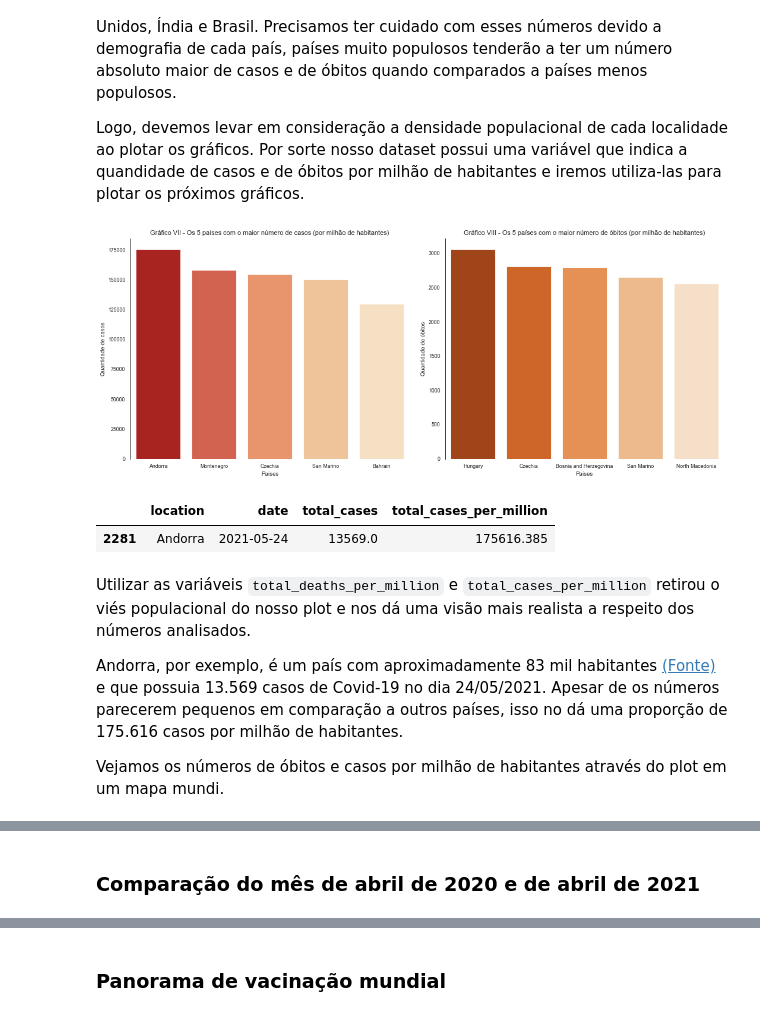
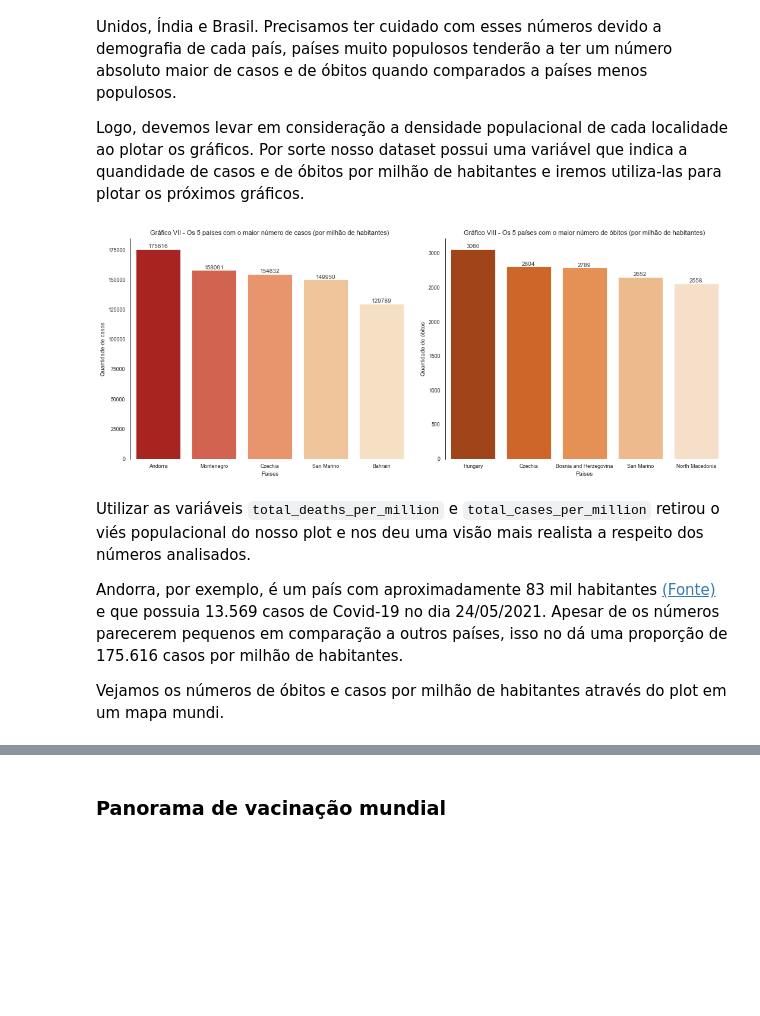
Before and after one commit to LuisCSGuimaraes/AnalisePandemiaCovid19, a Jupyter notebook: Notebook/Os números da pandemia - Panorama da COVID-19 no Brasil e no mundo.ipynb, the cells around one changed output, grey strips where cells are left out. Saved outputs shown, nothing was run; the diff lists cells and outputs as text; code cells hidden in the pictures; blank space fills up the shorter version.

```diff
--- a/Notebook/Os números da pandemia - Panorama da COVID-19 no Brasil e no mundo.ipynb
+++ b/Notebook/Os números da pandemia - Panorama da COVID-19 no Brasil e no mundo.ipynb
@@ -384,18 +384,34 @@ with plt.rc_context(rc_params_bar):
   fig, ax = plt.subplots(figsize=(15,6), ncols=2)
 
   #Plotando o Gráfico V
-  sns.barplot(x='location', y="total_cases", ax = ax[0], data=top5_total_cases, palette='RdPu_r')
+  tc = sns.barplot(x='location', y="total_cases", ax = ax[0], data=top5_total_cases, palette='RdPu_r')
   ax[0].ticklabel_format(style='plain', axis='y')
   ax[0].set(ylim=(0,35000000))
   ax[0].set_ylabel("Quantidade de casos")
   ax[0].set_xlabel("Países")
   ax[0].set_title("Gráfico V - Os 5 países com o maior número de casos (em números absolutos)")
+  for p in tc.patches:
+    tc.annotate(format(p.get_height(), '.0f'),
+                   (p.get_x() + p.get_width() / 2., p.get_height()),
+                   ha = 'center', va = 'center',
+                   xytext = (0, 4),
+                   textcoords = 'offset points',
+                   size = 10,
+                   color = '#404040')
 
   #Plotando o Gráfico VI
-  sns.barplot(x='location', y="total_deaths", ax = ax[1], data=top5_total_deaths, palette='PuRd_r')
+  td = sns.barplot(x='location', y="total_deaths", ax = ax[1], data=top5_total_deaths, palette='PuRd_r')
   ax[1].set_ylabel("Quantidade de óbitos")
   ax[1].set_xlabel("Países")
   ax[1].set_title("Gráfico VI - Os 5 países com o maior número de óbitos (em números absolutos)")
+  for p in td.patches:
+    td.annotate(format(p.get_height(), '.0f'),
+                   (p.get_x() + p.get_width() / 2., p.get_height()),
+                   ha = 'center', va = 'center',
+                   xytext = (0, 4),
+                   textcoords = 'offset points',
+                   size = 10,
+                   color = '#404040')
 
 #Exibindo
 plt.tight_layout()
@@ -409,43 +425,54 @@ Logo, devemos levar em consideração a densidade populacional de cada localidad
 #Configurando o estilo das spines
 rc_params_bar = {'axes.spines.top':False,
                   'axes.spines.right': False,
                   'axes.spines.bottom': False,
                   'axes.titlesize':11}
 
 #Definindo os dados a serem plotados
 top5_total_deaths_million = df.loc[( df.date == '2021-05-24') & (df.continent.notnull())].sort_values(by="total_deaths_per_million", ascending=False)[0:5]
 top5_total_cases_million = df.loc[(df.date == '2021-05-24') & (df.continent.notnull())].sort_values(by="total_cases_per_million", ascending=False)[0:5]
 
 #Aplicando o estilo
 with plt.rc_context(rc_params_bar):
 
   #Criando a figura
   fig, ax = plt.subplots(figsize=(15,6), ncols=2)
 
   #Plotando o Gráfico VII
-  sns.barplot(x='location', y="total_cases_per_million", ax = ax[0], data=top5_total_cases_million, palette='OrRd_r')
+  tcm = sns.barplot(x='location', y="total_cases_per_million", ax = ax[0], data=top5_total_cases_million, palette='OrRd_r')
   ax[0].ticklabel_format(style='plain', axis='y')
   ax[0].set_ylabel("Quantidade de casos")
   ax[0].set_xlabel("Países")
   ax[0].set_title("Gráfico VII - Os 5 países com o maior número de casos (por milhão de habitantes)")
+  for p in tcm.patches:
+    tcm.annotate(format(p.get_height(), '.0f'),
+                   (p.get_x() + p.get_width() / 2., p.get_height()),
+                   ha = 'center', va = 'center',
+                   xytext = (0, 4),
+                   textcoords = 'offset points',
+                   size = 10,
+                   color = '#404040')
 
   #Plotando o Gráfico VIII
-  sns.barplot(x='location', y="total_deaths_per_million", ax = ax[1], data=top5_total_deaths_million, palette='Oranges_r')
+  tdm = sns.barplot(x='location', y="total_deaths_per_million", ax = ax[1], data=top5_total_deaths_million, palette='Oranges_r')
   ax[1].set_ylabel("Quantidade de óbitos")
   ax[1].set_xlabel("Países")
   ax[1].set_title("Gráfico VIII - Os 5 países com o maior número de óbitos (por milhão de habitantes)")
+  for p in tdm.patches:
+    tdm.annotate(format(p.get_height(), '.0f'),
+                   (p.get_x() + p.get_width() / 2., p.get_height()),
+                   ha = 'center', va = 'center',
+                   xytext = (0, 4),
+                   textcoords = 'offset points',
+                   size = 10,
+                   color = '#404040')
 
 #Exibindo
 plt.tight_layout()
 # %% [output]
-[figure, old version]
+[figure, new version]
-# %%
-df[['location', 'date', 'total_cases', 'total_cases_per_million']].loc[( df.date == '2021-05-24') & (df.location == 'Andorra')]
-# %% [output]
-|  | location | date | total_cases | total_cases_per_million |
-| 2281 | Andorra | 2021-05-24 | 13569.0 | 175616.385 |
 # %% [markdown]
-Utilizar as variáveis `total_deaths_per_million` e `total_cases_per_million` retirou o viés populacional do nosso plot e nos dá uma visão mais realista a respeito dos números analisados.
+Utilizar as variáveis `total_deaths_per_million` e `total_cases_per_million` retirou o viés populacional do nosso plot e nos deu uma visão mais realista a respeito dos números analisados.
 
 Andorra, por exemplo, é um país com aproximadamente 83 mil habitantes [(Fonte)](https://pt.wikipedia.org/wiki/Demografia_de_Andorra) e que possuia 13.569 casos de Covid-19 no dia 24/05/2021. Apesar de os números parecerem pequenos em comparação a outros países, isso no dá uma proporção de 175.616 casos por milhão de habitantes.
 
@@ -545,6 +572,3 @@ folium.Choropleth(
 mapa_obitos
 # %% [output]
 [interactive output not drawn]
-# %% [markdown]
-
-### Comparação do mês de abril de 2020 e de abril de 2021 <a name='comparacao_mundo'></a>
```
Also changed, not shown: parts of 7 cells of this notebook.
